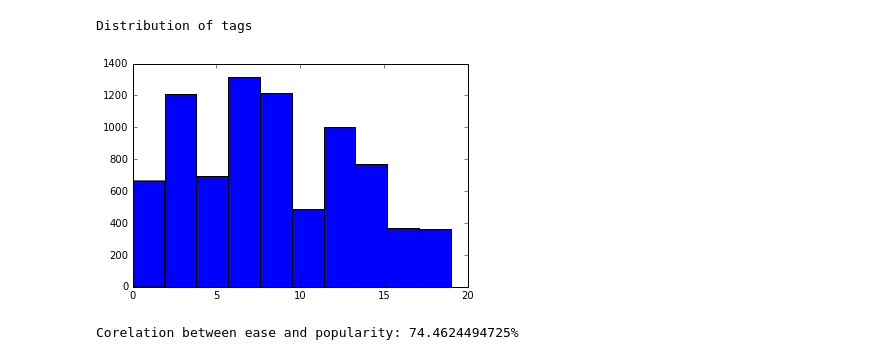
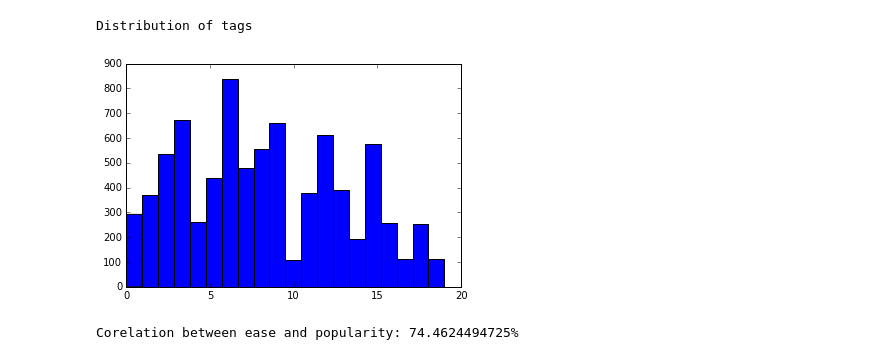
Before and after one commit to aalavandhan/bytecup, a Jupyter notebook: pre-process.ipynb, the cells around one changed output. Cells and saved outputs as stored; diff of their text form; code cells hidden in the pictures.

```diff
--- a/pre-process.ipynb
+++ b/pre-process.ipynb
@@ -150,10 +148,10 @@ Corelation between ease and popularity: 74.4624494725%
 # %%
 print "Distribution of tags"
-plt.hist(question_info['tag'], bins=10)
+plt.hist(question_info['tag'], bins=20)
 plt.show()
 # %% [output]
 Distribution of tags
-[figure, old version]
+[figure, new version]
 # %%
 ease_vs_popularity = np.corrcoef(question_info['ease'], question_info['popularity'])[ 0, 1]
 print "Corelation between ease and popularity: {0}%".format(ease_vs_popularity * 100)
```
Also changed, not shown: parts of 4 cells of this notebook, 7 other files.
